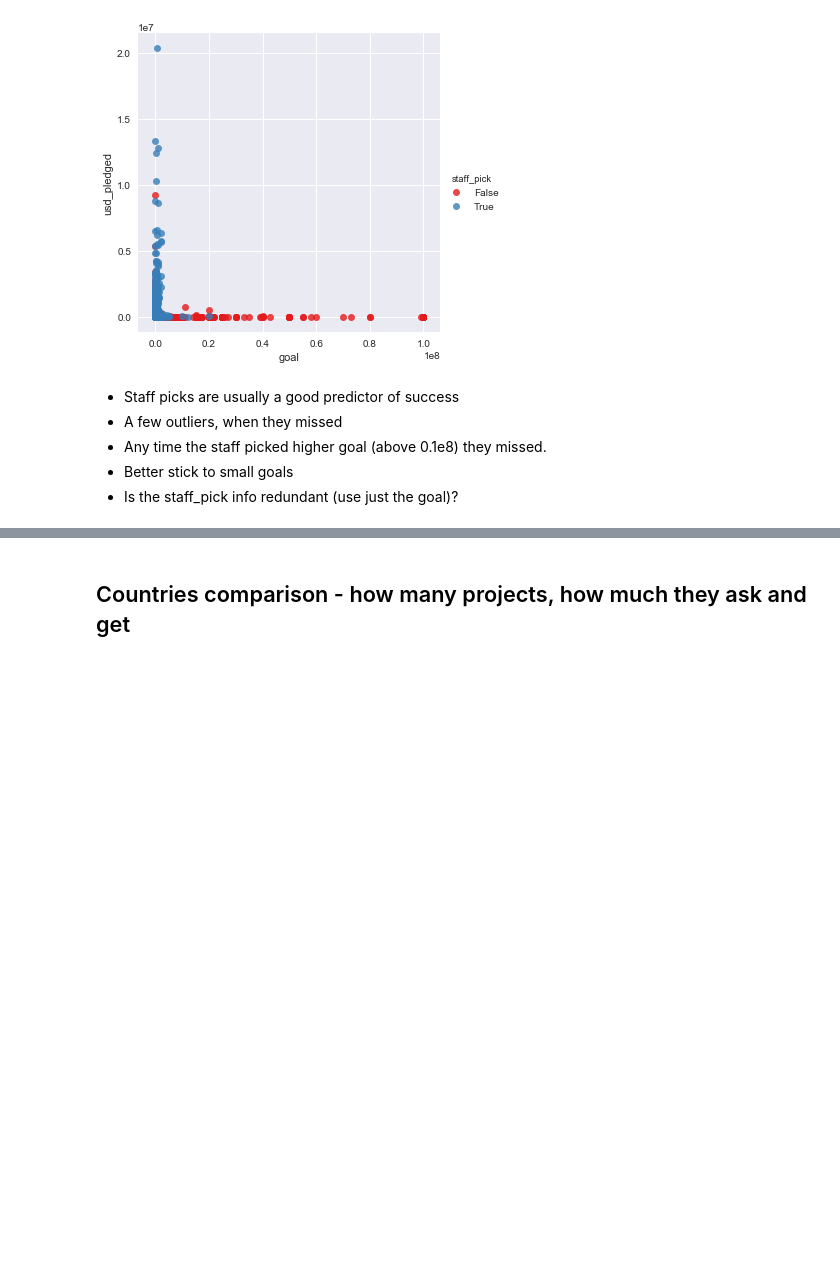
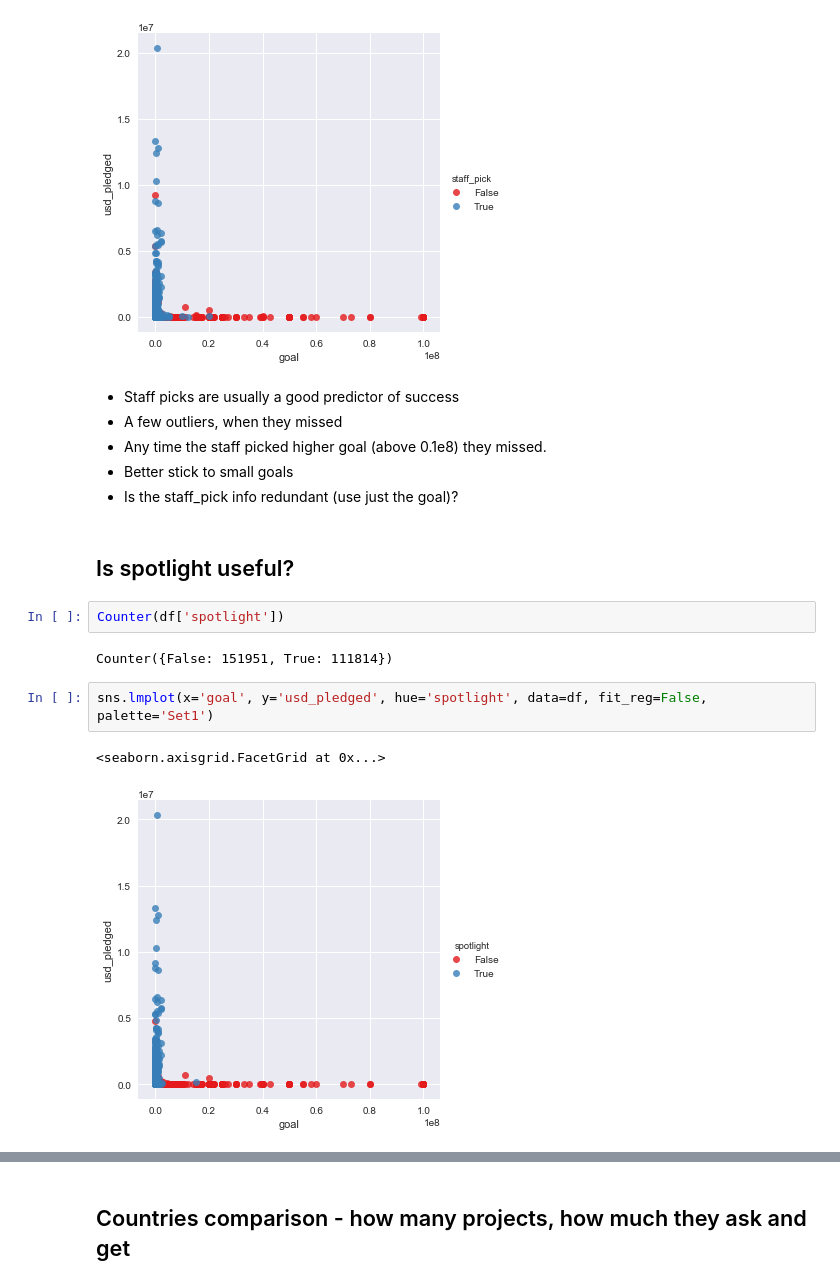
Before and after one commit to vlcekl/ds-crowdfunding, a Jupyter notebook: notebooks/explore_ks_data.ipynb, the cells around one changed output, grey strips where cells are left out. Cells and saved outputs as stored; diff of their text form; blank space fills up the shorter version.

```diff
--- a/notebooks/explore_ks_data.ipynb
+++ b/notebooks/explore_ks_data.ipynb
@@ -105,3 +105,14 @@ sns.lmplot(x='goal', y='usd_pledged', hue='staff_pick', data=df, fit_reg=False,
 * Any time the staff picked higher goal (above 0.1e8) they missed.
 * Better stick to small goals
 * Is the staff_pick info redundant (use just the goal)?
+# %% [markdown]
+## Is spotlight useful?
+# %%
+Counter(df['spotlight'])
+# %% [output]
+Counter({False: 151951, True: 111814})
+# %%
+sns.lmplot(x='goal', y='usd_pledged', hue='spotlight', data=df, fit_reg=False, palette='Set1')
+# %% [output]
+<seaborn.axisgrid.FacetGrid at 0x...>
+[figure, added]
```
Also changed, not shown: parts of 2 cells of this notebook, 2 other files.
